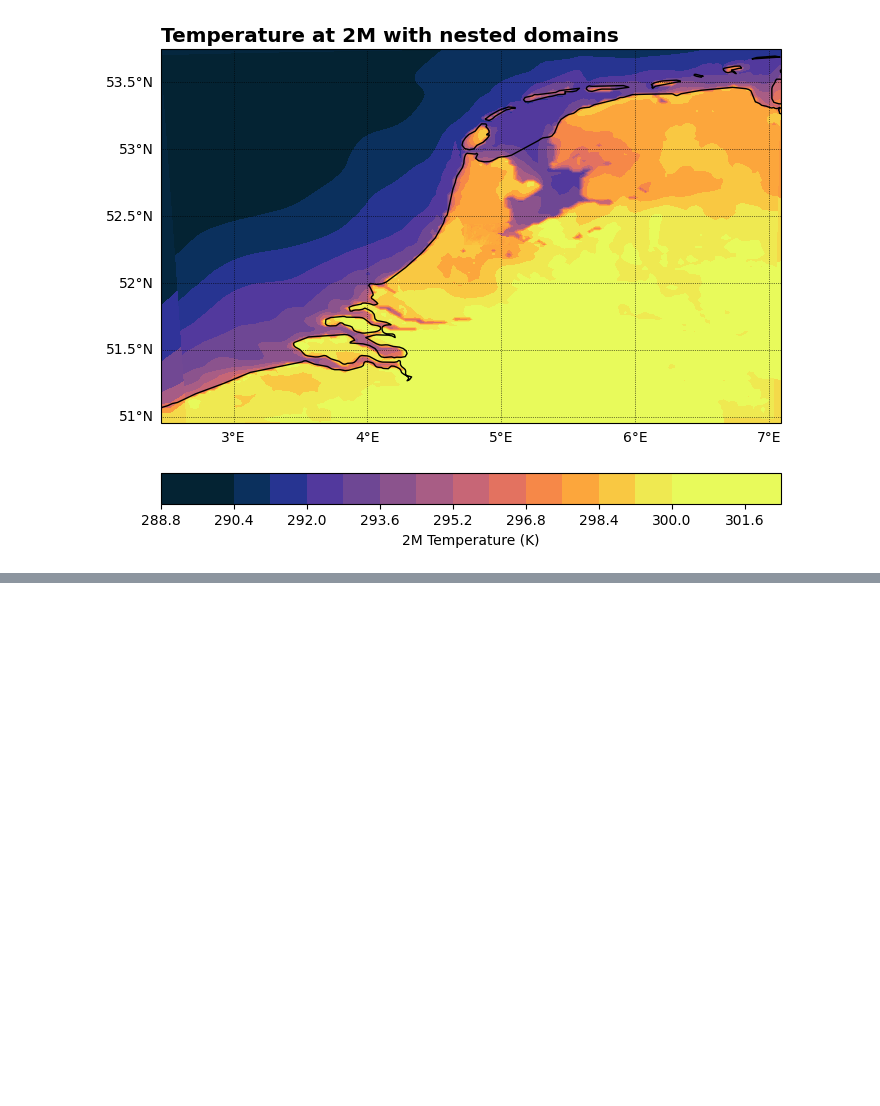
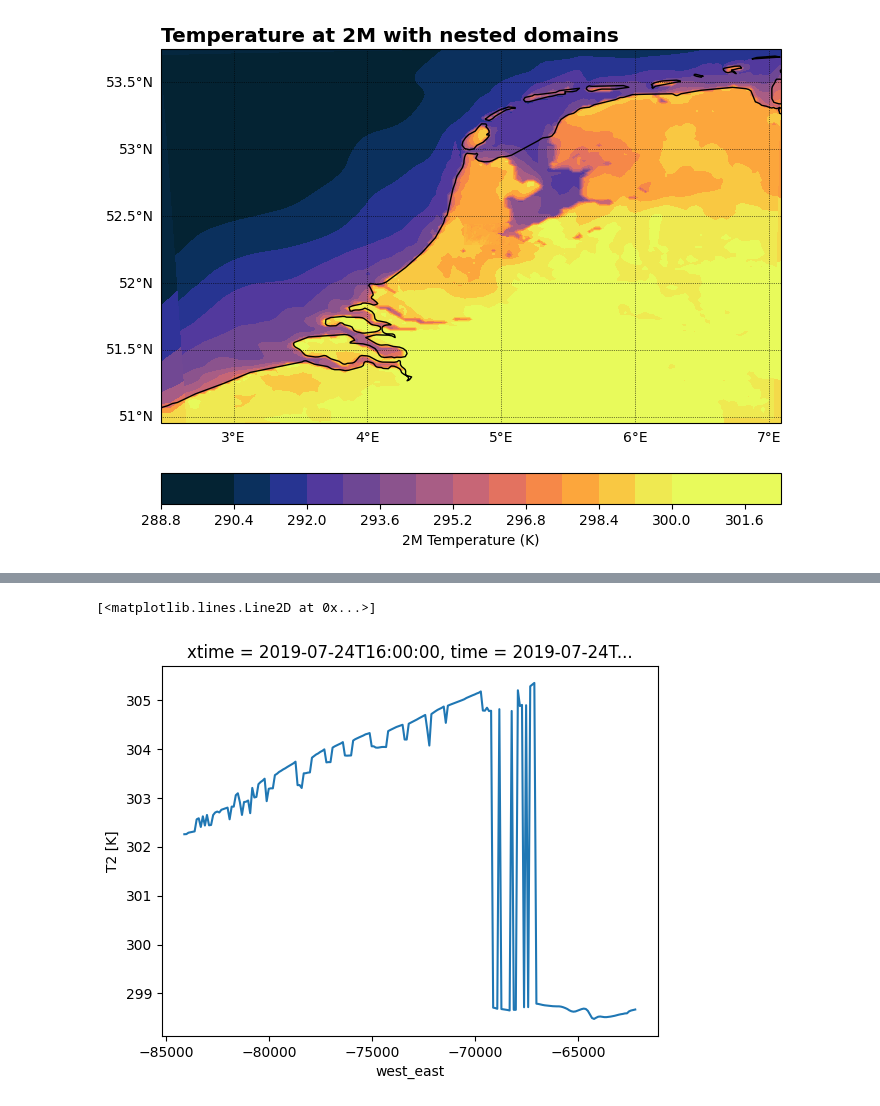
Before and after one commit to Urban-M4/snakemake-wrf, a Jupyter notebook: plot_output_files.ipynb, the cells around one changed output, grey strips where cells are left out. Cells and saved outputs as stored; diff of their text form; code cells hidden in the pictures; blank space fills up the shorter version.

```diff
--- a/plot_output_files.ipynb
+++ b/plot_output_files.ipynb
@@ -318,3 +345,13 @@ maxs_usgs = usgs_var.max(dim=("west_east","south_north"))
+# %%
+lats = wur_lcz_file['lat'].values
+lat_diff = np.abs(lats - 52.36)
+min_lat_idx = np.unravel_index(lat_diff.argmin(), lats.shape)
+
+data_at_lat = wur_lcz_file.isel(south_north=min_lat_idx[0], time=34)
+data_at_lat.T2.plot()
+# %% [output]
+[<matplotlib.lines.Line2D at 0x...>]
+[figure, added]
 # %%
 fig2, ax2 = plt.subplots(figsize=(10, 5))
 
```
Also changed, not shown: parts of 7 cells of this notebook, 1 other file.
